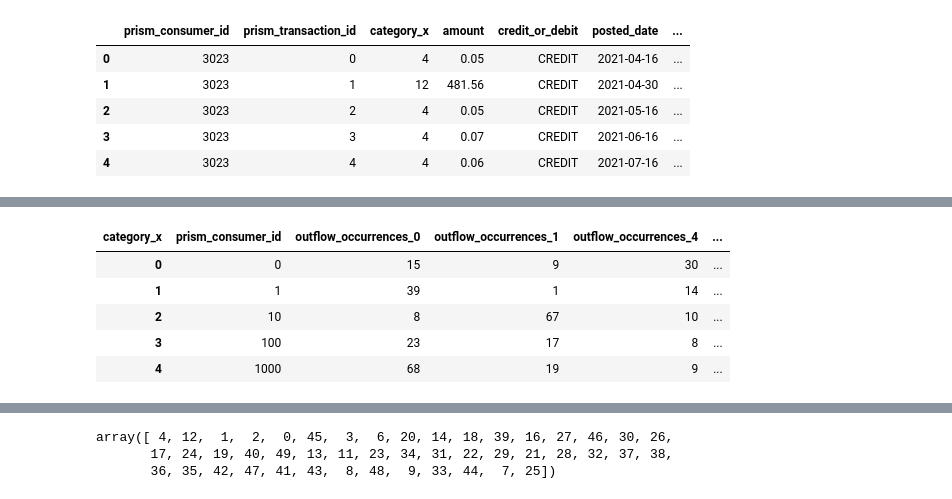
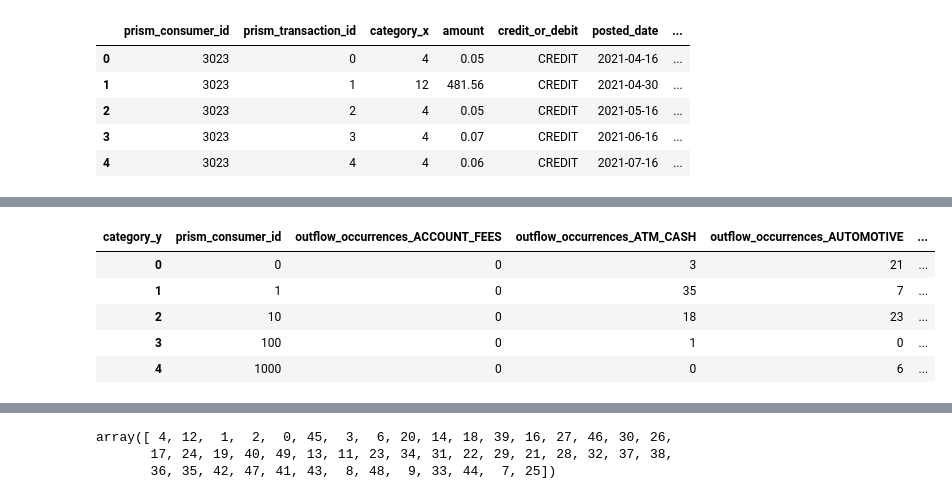
Before and after one commit to hillarychang/dsc180b-capstone-q2, a Jupyter notebook: src/notebooks/kevin_q2_eda.ipynb, the cells around one changed output, grey strips where cells are left out. Saved outputs shown, nothing was run; the diff lists cells and outputs as text; code cells hidden in the pictures.

```diff
--- a/src/notebooks/kevin_q2_eda.ipynb
+++ b/src/notebooks/kevin_q2_eda.ipynb
@@ -291,24 +430,24 @@ transaction_categories.head()
 # %%
 # create features based on the number of unique occurences in the transactions dataset
 outflow_occurences = (
-    transaction_categories[transaction_categories['credit_or_debit'] == "DEBIT"].groupby(["prism_consumer_id", "category_x"])
+    transaction_categories[transaction_categories['credit_or_debit'] == "DEBIT"].groupby(["prism_consumer_id", "category_y"])
     .size()  # Count number of unique occurrences
     .unstack(fill_value=0)  # Create one column per category_x
     .reset_index()
 )
 
 # name columns for clarity
 outflow_occurences = outflow_occurences.rename(
     columns=lambda col: f"outflow_occurrences_{col}" if col != "prism_consumer_id" else col
 )
 outflow_occurences.head()
 # %% [output]
-| category_x | prism_consumer_id | outflow_occurrences_0 | outflow_occurrences_1 | outflow_occurrences_4 | ... |
-| 0 | 0 | 15 | 9 | 30 | ... |
-| 1 | 1 | 39 | 1 | 14 | ... |
-| 2 | 10 | 8 | 67 | 10 | ... |
-| 3 | 100 | 23 | 17 | 8 | ... |
-| 4 | 1000 | 68 | 19 | 9 | ... |
+| category_y | prism_consumer_id | outflow_occurrences_ACCOUNT_FEES | outflow_occurrences_ATM_CASH | outflow_occurrences_AUTOMOTIVE | ... |
+| 0 | 0 | 0 | 3 | 21 | ... |
+| 1 | 1 | 0 | 35 | 7 | ... |
+| 2 | 10 | 0 | 18 | 23 | ... |
+| 3 | 100 | 0 | 1 | 0 | ... |
+| 4 | 1000 | 0 | 0 | 6 | ... |
 # %%
 # create features based on the sum of occurences in the transactions dataset
 outflow_sums = (
```
Also changed, not shown: parts of 14 cells of this notebook.
